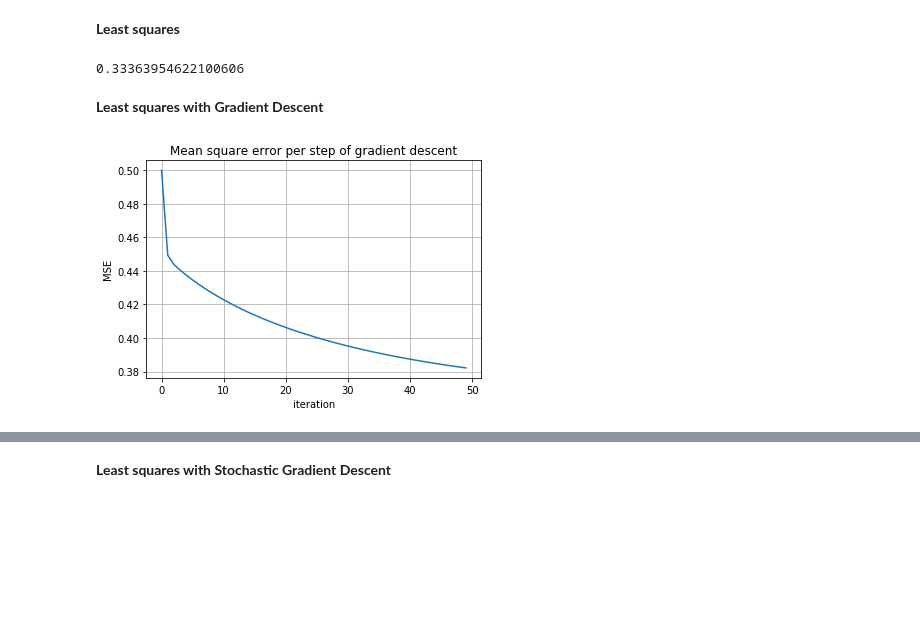
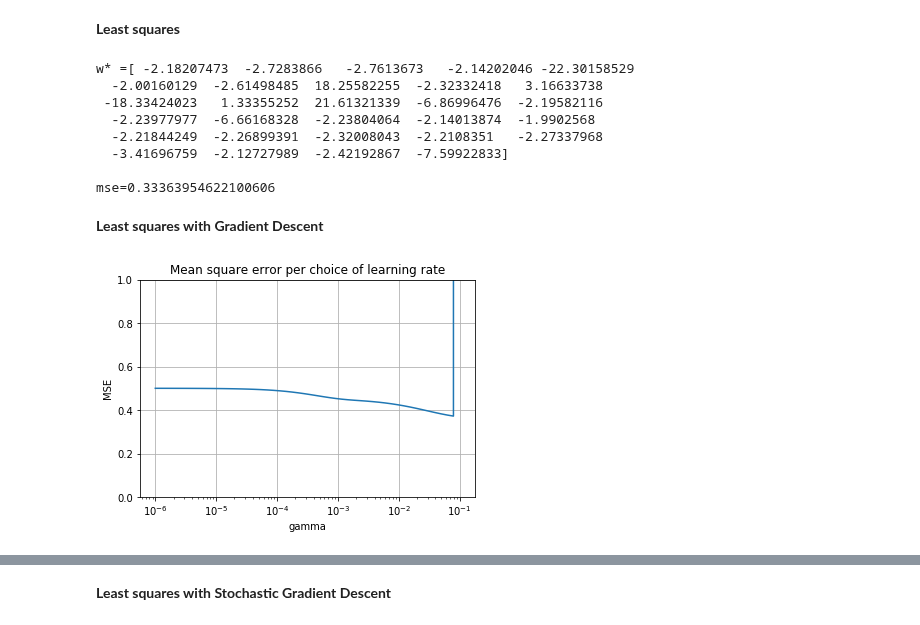
Before and after one commit to cschneuw/Machine-learning-Project-2019, a Jupyter notebook: scripts/project1.ipynb, the cells around one changed output, grey strips where cells are left out. Saved outputs shown, nothing was run; the diff lists cells and outputs as text; code cells hidden in the pictures; blank space fills up the shorter version.

```diff
--- a/scripts/project1.ipynb
+++ b/scripts/project1.ipynb
@@ -59,9 +59,18 @@ ntX = np.apply_along_axis(standardize, 1, ntX)
 **Least squares**
 # %%
 (w_ls, loss_ls) = least_squares(y, ntX)
-print(loss_ls)
+
+print("w* ={w}\n\nmse={loss}".format(
+    w=w_ls, loss=loss_ls))
 # %% [output]
-0.33363954622100606
+w* =[ -2.18207473  -2.7283866   -2.7613673   -2.14202046 -22.30158529
+  -2.00160129  -2.61498485  18.25582255  -2.32332418   3.16633738
+ -18.33424023   1.33355252  21.61321339  -6.86996476  -2.19582116
+  -2.23977977  -6.66168328  -2.23804064  -2.14013874  -1.9902568
+  -2.21844249  -2.26899391  -2.32008043  -2.2108351   -2.27337968
+  -3.41696759  -2.12727989  -2.42192867  -7.59922833]
+
+mse=0.33363954622100606
 # %% [markdown]
 **Least squares with Gradient Descent**
 # %%
@@ -69,18 +78,24 @@ print(loss_ls)
 
 initial_w = np.zeros(ntX.shape[1])
 max_iters = 50
-gamma = 0.05
+gammas = np.logspace(-6, -1, 50)
 
-(ws_gd, losses_gd) = least_squares_GD(y, ntX, initial_w, max_iters, gamma)
+losses_gd = []
+ws_gd = []
+for gamma in gammas:
+    (w, loss) = least_squares_GD(y, ntX, initial_w, max_iters, gamma)
+    losses_gd.append(loss)
+    ws_gd.append(w)
 # %%
-#plot the losses
+#plot the losses per gamma
 
 fig, ax = plt.subplots()
-ax.plot(range(max_iters), losses_gd)
+ax.semilogx(gammas, losses_gd)
 
-ax.set(xlabel='iteration', ylabel='MSE',
-       title='Mean square error per step of gradient descent')
+ax.set(xlabel='gamma', ylabel='MSE',
+       title='Mean square error per choice of learning rate')
 ax.grid()
+ax.set_ylim([0, 1])
 plt.show()
 # %% [output]
-[figure, old version]
+[figure, new version]
```
Also changed, not shown: parts of 9 cells of this notebook, 2 other files.
